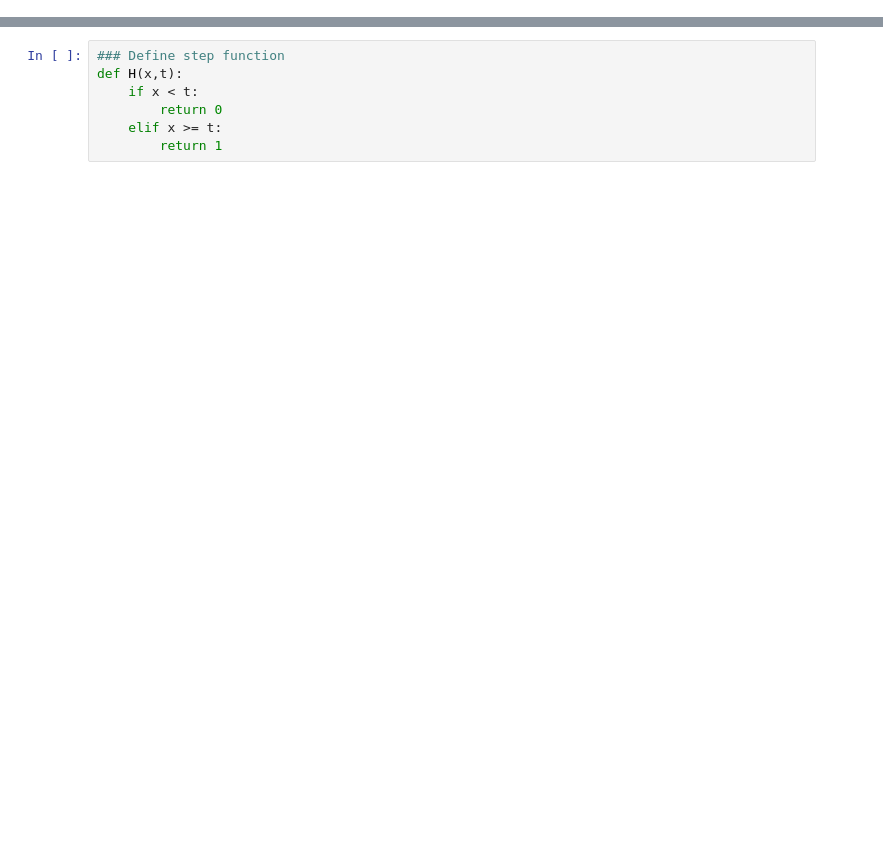
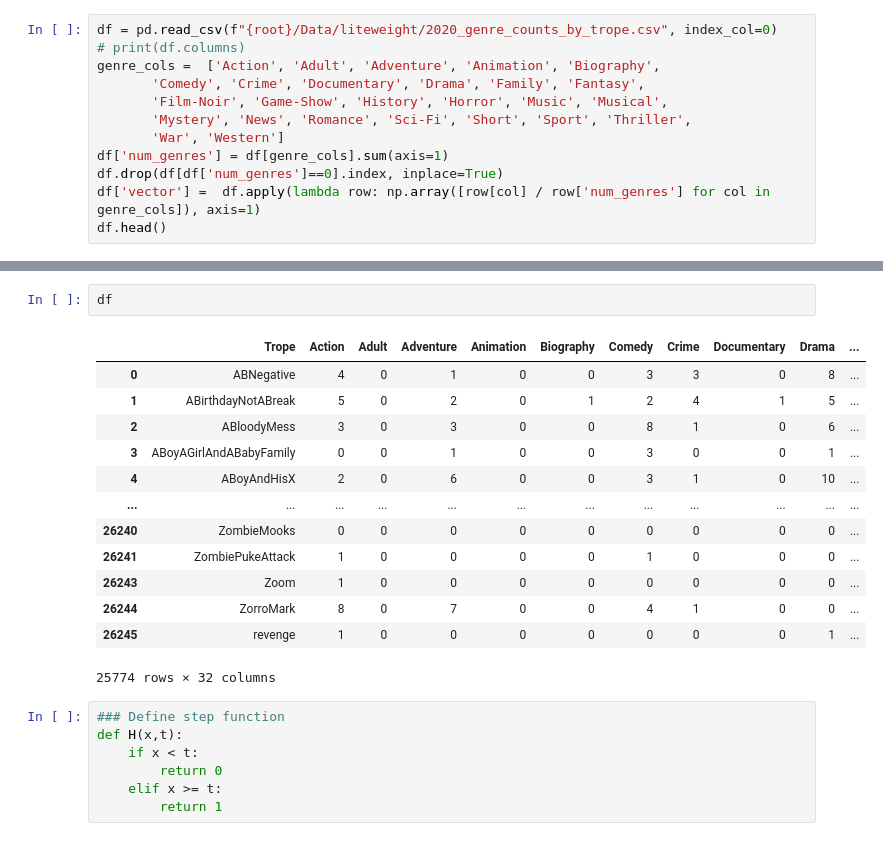
Before and after one commit to FWJK1/Pocs_Film_Project, a Jupyter notebook: Code/Alien Stuff/timeline_with_genre copy 2.ipynb, the cells around one changed output, grey strips where cells are left out. Cells and saved outputs as stored; diff of their text form; blank space fills up the shorter version.

```diff
--- a/Code/Alien Stuff/timeline_with_genre copy 2.ipynb
+++ b/Code/Alien Stuff/timeline_with_genre copy 2.ipynb
@@ -31,0 +81,12 @@ matrix = bad_matrix.transpose()
+# %%
+df = pd.read_csv(f"{root}/Data/liteweight/2020_genre_counts_by_trope.csv", index_col=0)
+# print(df.columns)
+genre_cols =  ['Action', 'Adult', 'Adventure', 'Animation', 'Biography',
+       'Comedy', 'Crime', 'Documentary', 'Drama', 'Family', 'Fantasy',
+       'Film-Noir', 'Game-Show', 'History', 'Horror', 'Music', 'Musical',
+       'Mystery', 'News', 'Romance', 'Sci-Fi', 'Short', 'Sport', 'Thriller',
+       'War', 'Western']
+df['num_genres'] = df[genre_cols].sum(axis=1)
+df.drop(df[df['num_genres']==0].index, inplace=True)
+df['vector'] =  df.apply(lambda row: np.array([row[col] / row['num_genres'] for col in genre_cols]), axis=1)
+df.head()
@@ -32,3 +101,19 @@ matrix = bad_matrix.transpose()
+# %%
+df
+# %% [output]
+|  | Trope | Action | Adult | Adventure | Animation | Biography | Comedy | Crime | Documentary | Drama | ... |
+| 0 | ABNegative | 4 | 0 | 1 | 0 | 0 | 3 | 3 | 0 | 8 | ... |
+| 1 | ABirthdayNotABreak | 5 | 0 | 2 | 0 | 1 | 2 | 4 | 1 | 5 | ... |
+| 2 | ABloodyMess | 3 | 0 | 3 | 0 | 0 | 8 | 1 | 0 | 6 | ... |
+| 3 | ABoyAGirlAndABabyFamily | 0 | 0 | 1 | 0 | 0 | 3 | 0 | 0 | 1 | ... |
+| 4 | ABoyAndHisX | 2 | 0 | 6 | 0 | 0 | 3 | 1 | 0 | 10 | ... |
+| ... | ... | ... | ... | ... | ... | ... | ... | ... | ... | ... | ... |
+| 26240 | ZombieMooks | 0 | 0 | 0 | 0 | 0 | 0 | 0 | 0 | 0 | ... |
+| 26241 | ZombiePukeAttack | 1 | 0 | 0 | 0 | 0 | 1 | 0 | 0 | 0 | ... |
+| 26243 | Zoom | 1 | 0 | 0 | 0 | 0 | 0 | 0 | 0 | 0 | ... |
+| 26244 | ZorroMark | 8 | 0 | 7 | 0 | 0 | 4 | 1 | 0 | 0 | ... |
+| 26245 | revenge | 1 | 0 | 0 | 0 | 0 | 0 | 0 | 0 | 1 | ... |
+25774 rows × 32 columns
 # %%
 ### Define step function
 def H(x,t):
```
Also changed, not shown: parts of 14 cells of this notebook, 8 other files.
